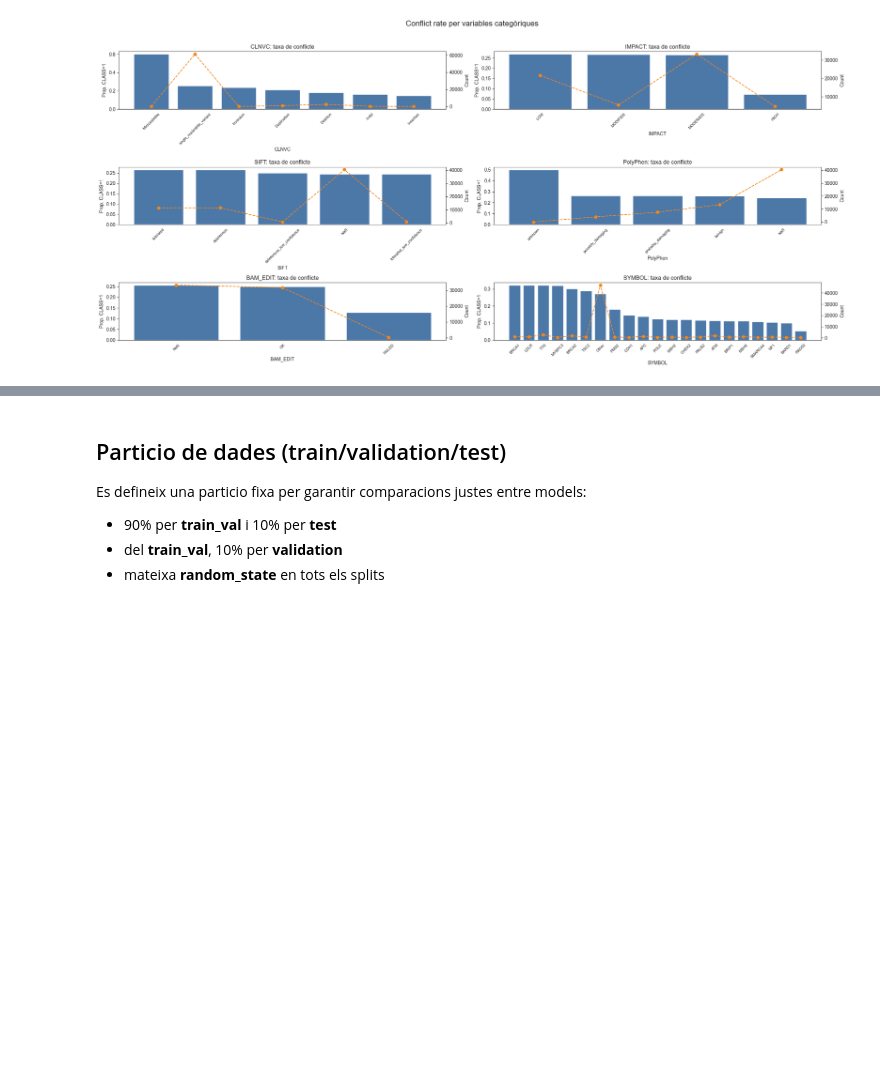
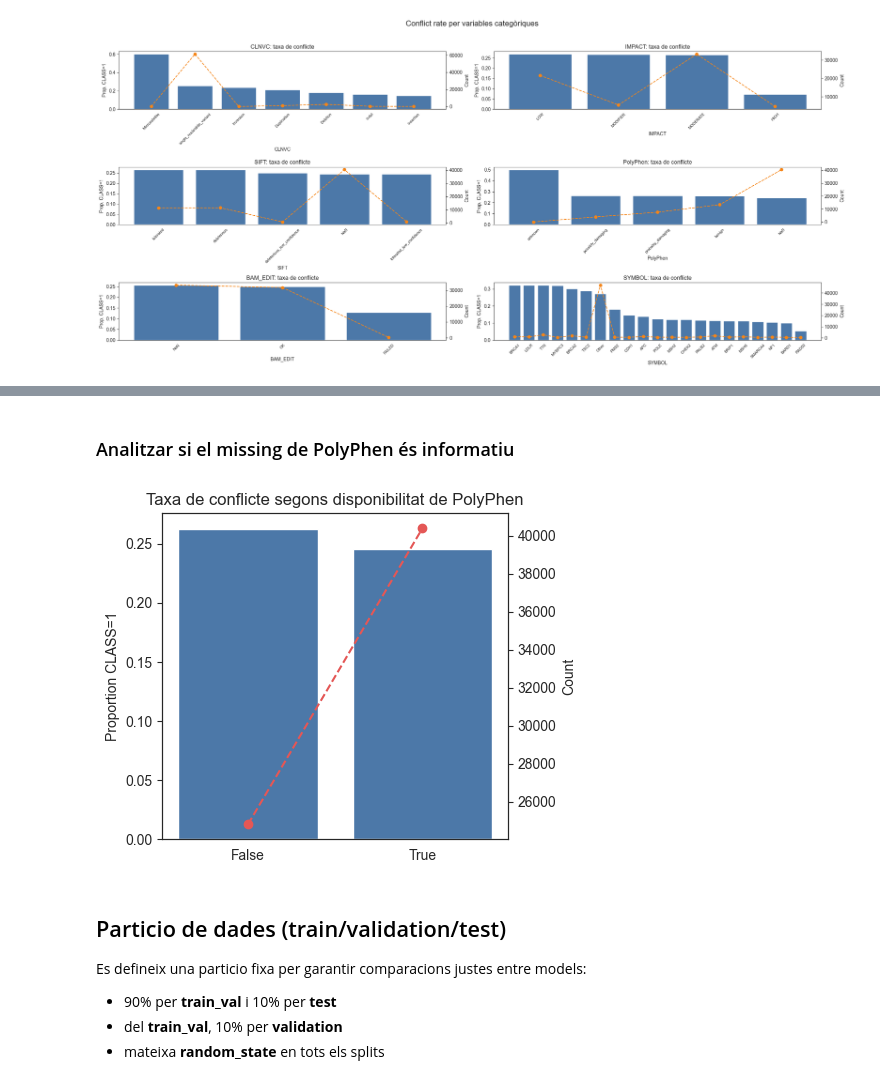
Before and after one commit to eliagarcia/tfg-genetic-variants, a Jupyter notebook: notebooks/eda.ipynb, the cells around one changed output, grey strips where cells are left out. Saved outputs shown, nothing was run; the diff lists cells and outputs as text; code cells hidden in the pictures; blank space fills up the shorter version.

```diff
--- a/notebooks/eda.ipynb
+++ b/notebooks/eda.ipynb
@@ -447,3 +474,27 @@ plt.show()
+# %% [markdown]
+### Analitzar si el missing de PolyPhen és informatiu
+# %%
+df["PolyPhen_missing"] = df["PolyPhen"].isna()
+
+rate = df.groupby("PolyPhen_missing")["CLASS"].mean()
+counts = df["PolyPhen_missing"].value_counts().reindex(rate.index)
+
+fig, ax = plt.subplots(figsize=(5,4))
+
+# Barres (taxa de conflicte)
+ax.bar(rate.index.astype(str), rate.values, color="#4C78A8")
+ax.set_ylabel("Proportion CLASS=1")
+ax.set_title("Taxa de conflicte segons disponibilitat de PolyPhen")
+
+# Línia (nombre de mostres)
+ax2 = ax.twinx()
+ax2.plot(range(len(counts)), counts.values, marker="o", linestyle="--", color="#E45756")
+ax2.set_ylabel("Count")
+
+plt.tight_layout()
+plt.show()
+# %% [output]
+[figure, added]
 # %% [markdown]
 ## Particio de dades (train/validation/test)
 
```
Also changed, not shown: parts of 7 cells of this notebook.
